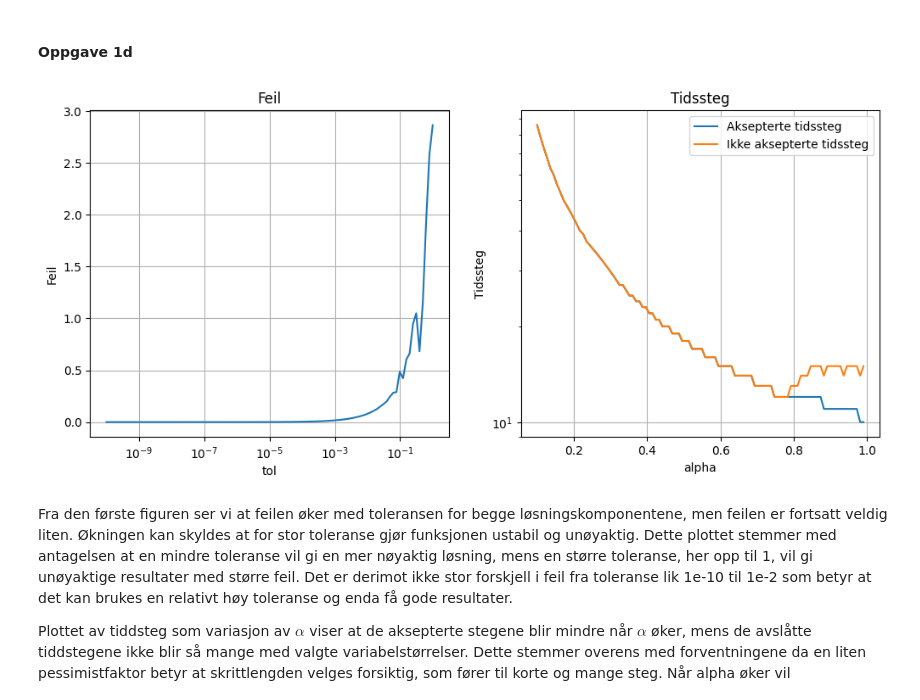
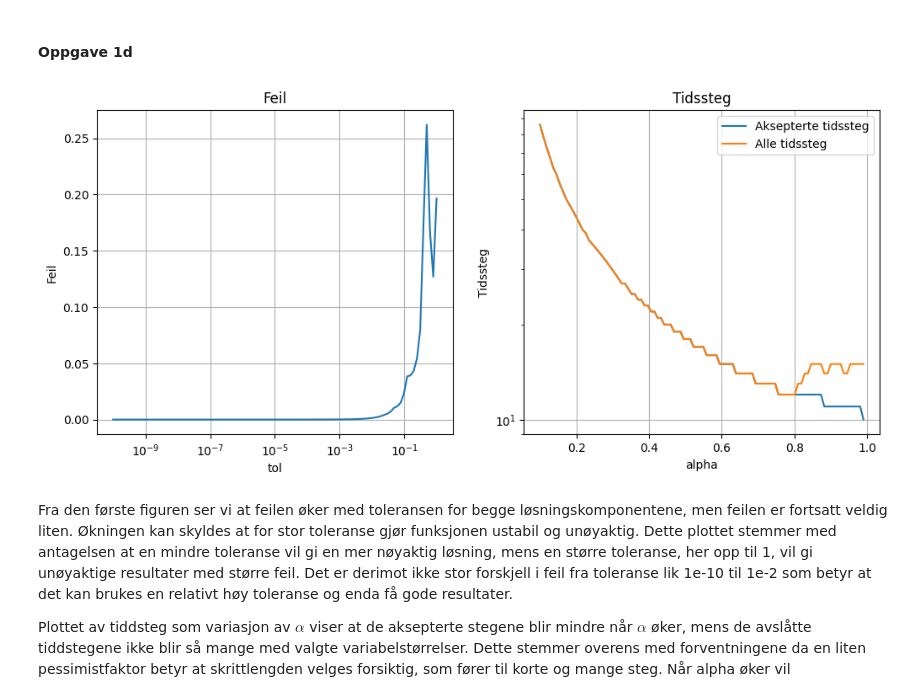
Before and after one commit to selmaberg05/TMA4320-Prosjekt3-gruppe-Andrihol-Emilyan-Selmahbe, a Jupyter notebook: Prosjekt3.ipynb, the cells around one changed output. Saved outputs shown, nothing was run; the diff lists cells and outputs as text; code cells hidden in the pictures.

```diff
--- a/Prosjekt3.ipynb
+++ b/Prosjekt3.ipynb
@@ -37,7 +37,7 @@ def rk(x0, xend, y0, f, h0, tol, alpha):
             n += 1
             k1 = k4
             x = x + h
-            y = znext # y eller z
+            y = ynext # y eller z
             X.append(x)
             Y.append(y.copy())
         else:
@@ -110,35 +110,36 @@ alpha_fixed = 0.8
 for tol in tols:
     X, Y, stats_new = rk(x0, xend, y0, f, h0, tol, alpha_fixed)
     error.append(np.max(np.abs(Y[:, 0] - np.sin(2*X))))
 
 tol_fixed = 0.1
 for alpha in alphas:
     X, Y, stats_new = rk(x0, xend, y0, f, h0, tol_fixed, alpha)
     accepted.append(stats_new["Accepted steps"])
     total.append(stats_new["Discarded steps"]+stats_new["Accepted steps"])
 
 plt.figure(figsize=(12, 5))
 
 plt.subplot(1, 2, 1)
 plt.plot(tols, error)
 plt.title("Feil")
 plt.xlabel("tol")
 plt.ylabel("Feil")
 plt.xscale("log")
+#plt.yscale("log")
 plt.grid()
 
 plt.subplot(1, 2, 2)
 plt.plot(alphas, accepted, label="Aksepterte tidssteg")
-plt.plot(alphas, total, label="Ikke aksepterte tidssteg")
+plt.plot(alphas, total, label="Alle tidssteg")
 plt.legend()
 plt.title("Tidssteg")
 plt.xlabel("alpha")
 plt.ylabel("Tidssteg")
 plt.yscale("log")
 plt.grid()
 plt.show()
 # %% [output]
-[figure, old version]
+[figure, new version]
 # %% [markdown]
 Fra den første figuren ser vi at feilen øker med toleransen for begge løsningskomponentene, men feilen er fortsatt veldig liten. Økningen kan skyldes at for stor toleranse gjør funksjonen ustabil og unøyaktig. Dette plottet stemmer med antagelsen at en mindre toleranse vil gi en mer nøyaktig løsning, mens en større toleranse, her opp til 1, vil gi unøyaktige resultater med større feil. Det er derimot ikke stor forskjell i feil fra toleranse lik 1e-10 til 1e-2 som betyr at det kan brukes en relativt høy toleranse og enda få gode resultater.
 
```
Also changed, not shown: parts of 10 cells of this notebook.
